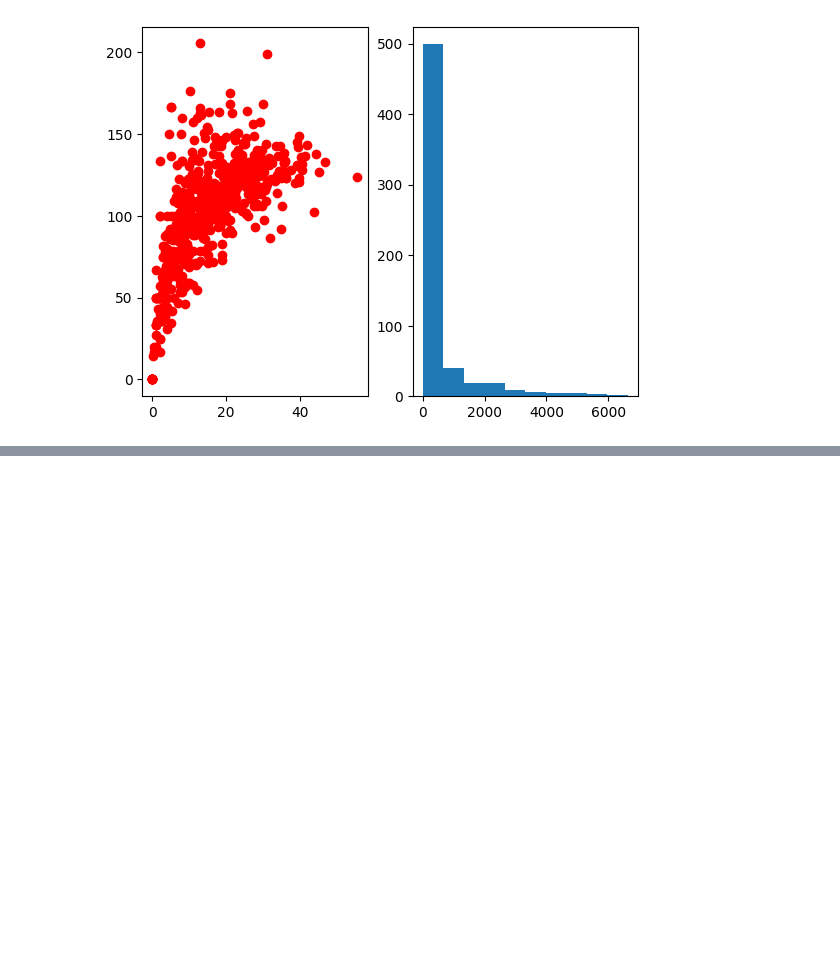
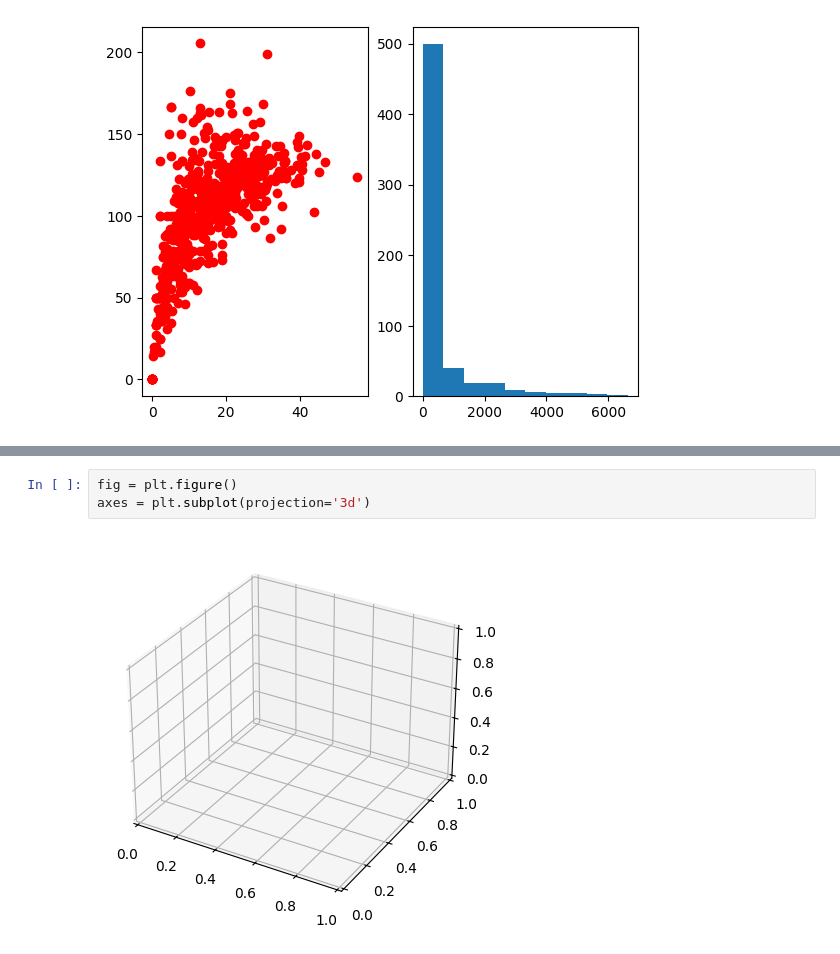
Before and after one commit to Ravravan/matplotlib, a Jupyter notebook: Matplotlib.ipynb, the cells around one changed output, grey strips where cells are left out. Cells and saved outputs as stored; diff of their text form; blank space fills up the shorter version.

```diff
--- a/Matplotlib.ipynb
+++ b/Matplotlib.ipynb
@@ -175,0 +194,5 @@ ax2.hist(batters['runs'])
+# %%
+fig = plt.figure()
+axes = plt.subplot(projection='3d')
+# %% [output]
+[figure, added]
```
Also changed, not shown: parts of 5 cells of this notebook.
